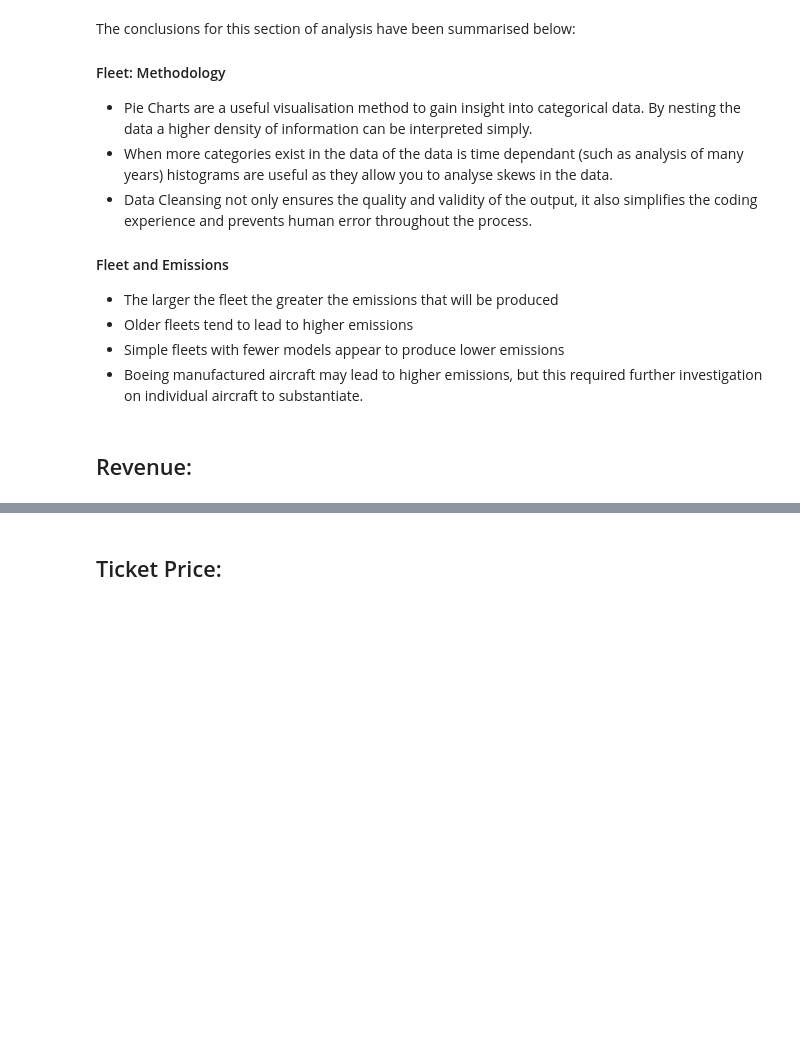
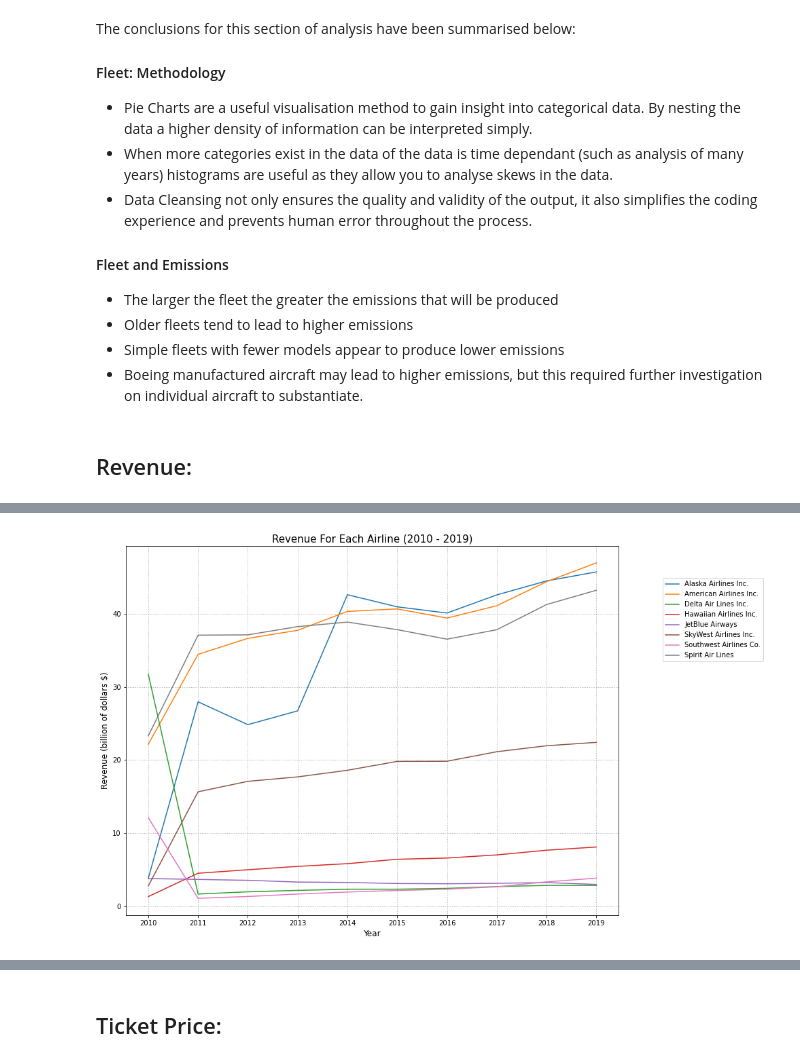
Before and after one commit to GenevaKirwan/CFG-Airline-Project, a Jupyter notebook: ProjectCode.ipynb, the cells around one changed output, grey strips where cells are left out. Drawn from its saved outputs; the diff is of its cells as text; code cells hidden in the pictures; blank space fills up the shorter version.

```diff
--- a/ProjectCode.ipynb
+++ b/ProjectCode.ipynb
@@ -479,0 +497,20 @@ The conclusions for this section of analysis have been summarised below:
+# %%
+# Generating a graph of yearly revenue by each airline over the 10 year period
+
+# Group the table data by the year column, since we are looking for a yearly breakdown, then by the airlines, for this
+
+rev_year_grouped = rev_df.groupby(['Year','Airline Name'])['Revenue (billion of dollars $)'].sum()
+
+# Convert the data into a dataframe and reset the index columns, which assigns the emissions sum as a proper column.
+rev_year_grouped = rev_year_grouped.to_frame().reset_index()
+
+# Check that the correct data has been aggregated
+
+print(rev_year_grouped)
+
+# We can do the same for emisssions
+
+emissions_year_grouped = rev_df.groupby(['Year','Airline Name'])['CO2 Emissions (thousands of kg)'].sum()
+emissions_year_grouped = emissions_year_grouped.to_frame().reset_index()
+
+print(emissions_year_grouped)
@@ -479,0 +537,63 @@ The conclusions for this section of analysis have been summarised below:
+# %%
+# Plotting the transformed data for revenue data
+# Frontier airlines has not been considered because of missing data
+plt.figure(1)
+x = rev_year_grouped['Year'].unique().tolist()
+y = rev_year_grouped['Revenue (billion of dollars $)'].tolist()
+labels = ['Alaska Airlines Inc.', 'American Airlines Inc.', 'Delta Air Lines Inc.',
+          'Hawaiian Airlines Inc.', 'JetBlue Airways', 'SkyWest Airlines Inc.', 'Southwest Airlines Co.', 'Spirit Air Lines',
+          'United Air Lines Inc.']
+
+plt.figure(figsize=(13,10))
+
+plt.plot(x, y[0:89:9], label = labels[0])
+plt.plot(x, y[1:89:9], label = labels[1])
+plt.plot(x, y[2:89:9], label = labels[2])
+plt.plot(x, y[3:89:9], label = labels[3])
+plt.plot(x, y[4:89:9], label = labels[4])
+plt.plot(x, y[5:89:9], label = labels[5])
+plt.plot(x, y[6:89:9], label = labels[6])
+plt.plot(x, y[7:89:9], label = labels[7])
+#plt.plot(x, y[8:90:9], label = labels[8])
+
+
+
+plt.legend(loc='center right', bbox_to_anchor=(1.3,0.8))
+plt.xticks(x)
+plt.grid(linewidth = 1, linestyle = 'dotted')
+
+plt.title('Revenue For Each Airline (2010 - 2019)', size = 15)
+plt.xlabel('Year', size = 12)
+plt.ylabel('Revenue (billion of dollars $)', size = 12)
+
+# Plotting the transformed data for emmisions data
+# Here Frontier airlines has not been considered
+plt.figure(2)
+x = emissions_year_grouped['Year'].unique().tolist()
+y = emissions_year_grouped['CO2 Emissions (thousands of kg)'].tolist()
+labels = ['Alaska Airlines Inc.', 'American Airlines Inc.', 'Delta Air Lines Inc.',
+          'Hawaiian Airlines Inc.', 'JetBlue Airways', 'SkyWest Airlines Inc.', 'Southwest Airlines Co.', 'Spirit Air Lines',
+          'United Air Lines Inc.']
+
+plt.figure(figsize=(13,10))
+
+plt.plot(x, y[0:89:9], label = labels[0])
+plt.plot(x, y[1:89:9], label = labels[1])
+plt.plot(x, y[2:89:9], label = labels[2])
+plt.plot(x, y[3:89:9], label = labels[3])
+plt.plot(x, y[4:89:9], label = labels[4])
+plt.plot(x, y[5:89:9], label = labels[5])
+plt.plot(x, y[6:89:9], label = labels[6])
+plt.plot(x, y[7:89:9], label = labels[7])
+#plt.plot(x, y[8:90:9], label = labels[8])
+
+
+
+plt.legend(loc='center right', bbox_to_anchor=(1.3,0.8))
+plt.xticks(x)
+plt.grid(linewidth = 1, linestyle = 'dotted')
+
+plt.title('Emissions For Each Airline (2010 - 2019)', size = 15)
+plt.xlabel('Year', size = 12)
+plt.ylabel('CO2 Emissions (thousands of kg)', size = 12)
+# %% [output]
@@ -479,0 +602 @@ The conclusions for this section of analysis have been summarised below:
+[figure, added]
```
Also changed, not shown: parts of 24 cells of this notebook, 1 other file.
